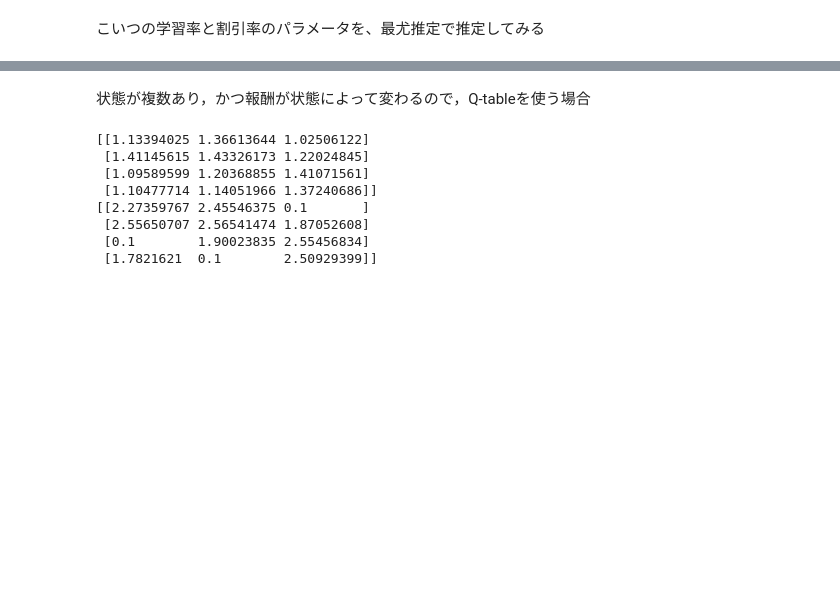
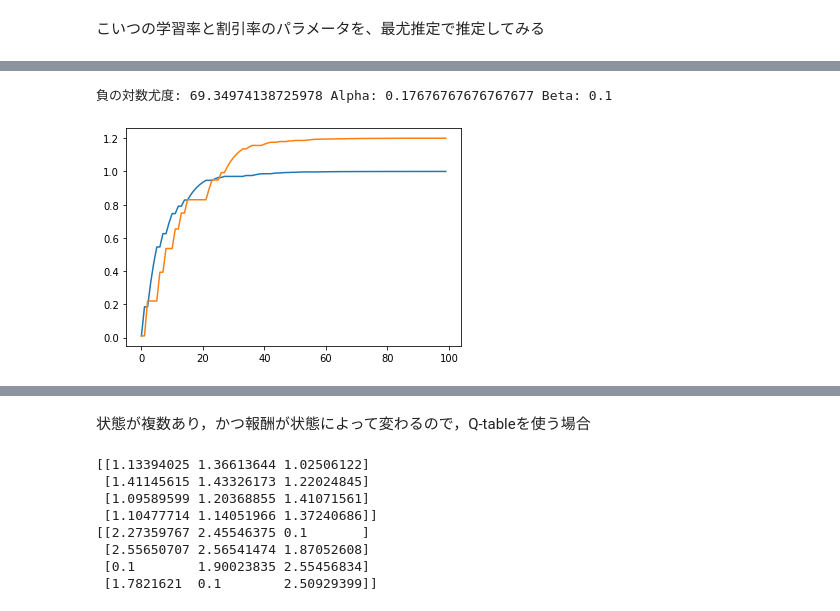
Before and after one commit to daichi-a/PythonDataAnalyzeClassMaterial, a Jupyter notebook: Q_LearningSample.ipynb, the cells around one changed output, grey strips where cells are left out. Drawn from its saved outputs; the diff is of its cells as text; code cells hidden in the pictures; blank space fills up the shorter version.

```diff
--- a/Q_LearningSample.ipynb
+++ b/Q_LearningSample.ipynb
@@ -257,0 +193,26 @@ if __name__ == '__main__':
+# %%
+# とりあえずグリッドサーチで，αとβを求めてみる
+mesh_alpha = np.linspace(0.1, 2.0, 100)
+mesh_beta = np.linspace(0.1, 2.0, 100)
+mesh_result_negative_log_likelifood = np.zeros((100, 100), dtype=np.float)
+
+alpha_index = 0
+for alpha in mesh_alpha:
+  beta_index = 0
+  for beta in mesh_beta:
+    mesh_result_negative_log_likelifood[alpha_index][beta_index], Q, p_choice = func_qlearning((alpha, beta), choice_array, (1.0, 1.2))
+    beta_index += 1
+  alpha_index += 1
+
+# 一番負の対数尤度が低いのは
+result_indexes = np.unravel_index(np.argmin(mesh_result_negative_log_likelifood), mesh_result_log_likelifood.shape)
+
+# 同じになるか確認する
+result_negative_log_sum, Q, p_choice = func_qlearning((mesh_alpha[result_indexes[0]], mesh_beta[result_indexes[1]]), choice_array, (1.0, 1.2))
+print('負の対数尤度:', result_negative_log_sum, 'Alpha:', mesh_alpha[result_indexes[0]], 'Beta:', mesh_beta[result_indexes[1]])
+plt.plot(x_array, Q.transpose()[0], label='Q:Choice0')
+plt.plot(x_array, Q.transpose()[1], label='Q:Choice1')
+plt.show()
+# %% [output]
+負の対数尤度: 69.34974138725978 Alpha: 0.17676767676767677 Beta: 0.1
+[figure, added]
```
Also changed, not shown: parts of 8 cells of this notebook.
